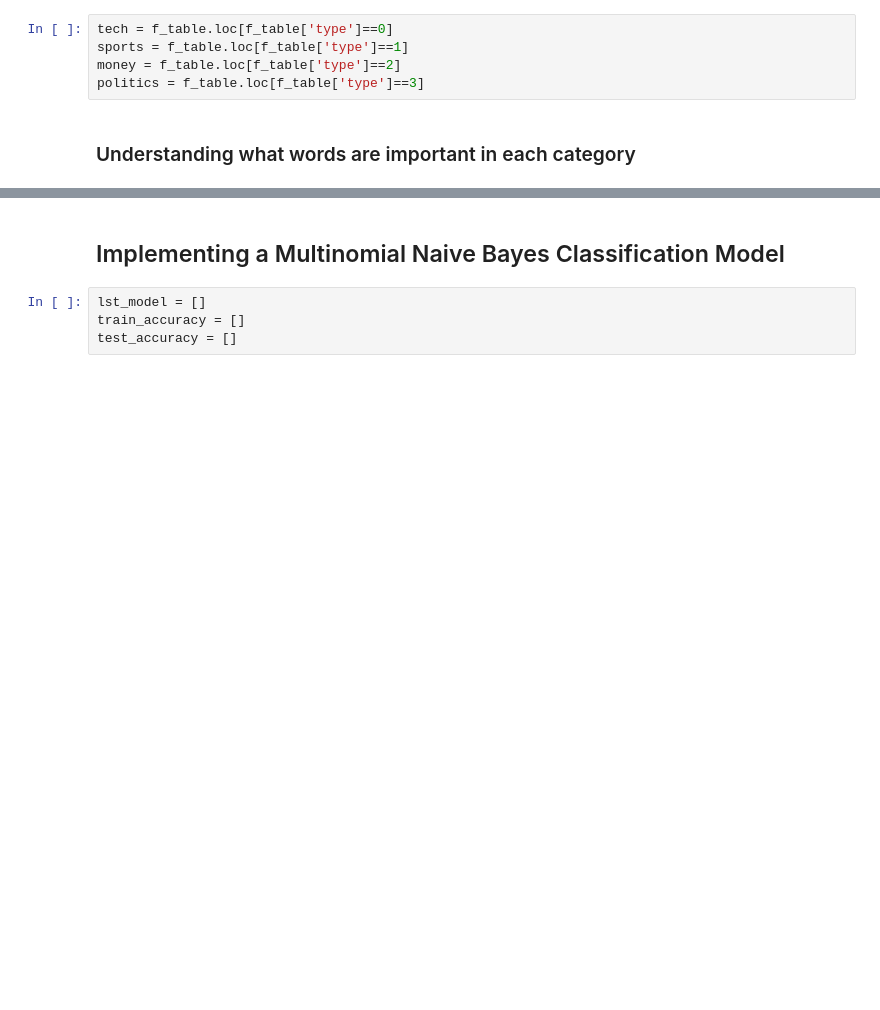
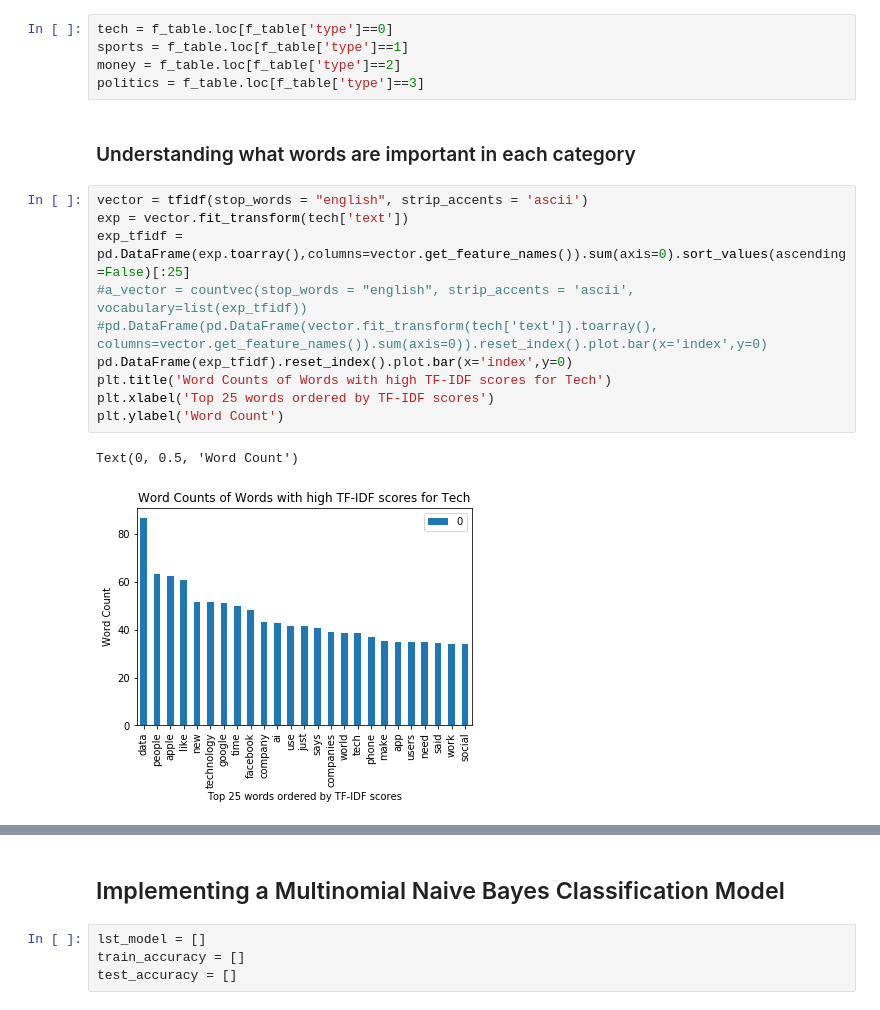
Before and after one commit to Jesse-mk/Medium_Analytics, a Jupyter notebook: shinu/Final Presentation Material.ipynb, the cells around one changed output, grey strips where cells are left out. Saved outputs shown, nothing was run; the diff lists cells and outputs as text; blank space fills up the shorter version.

Commit message:
Made changes to graphs

```diff
--- a/shinu/Final Presentation Material.ipynb
+++ b/shinu/Final Presentation Material.ipynb
@@ -133,3 +133,16 @@ money = f_table.loc[f_table['type']==2]
 politics = f_table.loc[f_table['type']==3]
 # %% [markdown]
 ### Understanding what words are important in each category
+# %%
+vector = tfidf(stop_words = "english", strip_accents = 'ascii')
+exp = vector.fit_transform(tech['text'])
+exp_tfidf = pd.DataFrame(exp.toarray(),columns=vector.get_feature_names()).sum(axis=0).sort_values(ascending=False)[:25]
+#a_vector = countvec(stop_words = "english", strip_accents = 'ascii', vocabulary=list(exp_tfidf))
+#pd.DataFrame(pd.DataFrame(vector.fit_transform(tech['text']).toarray(), columns=vector.get_feature_names()).sum(axis=0)).reset_index().plot.bar(x='index',y=0)
+pd.DataFrame(exp_tfidf).reset_index().plot.bar(x='index',y=0)
+plt.title('Word Counts of Words with high TF-IDF scores for Tech')
+plt.xlabel('Top 25 words ordered by TF-IDF scores')
+plt.ylabel('Word Count')
+# %% [output]
+Text(0, 0.5, 'Word Count')
+[figure, added]
```
Also changed, not shown: parts of 13 cells of this notebook.
